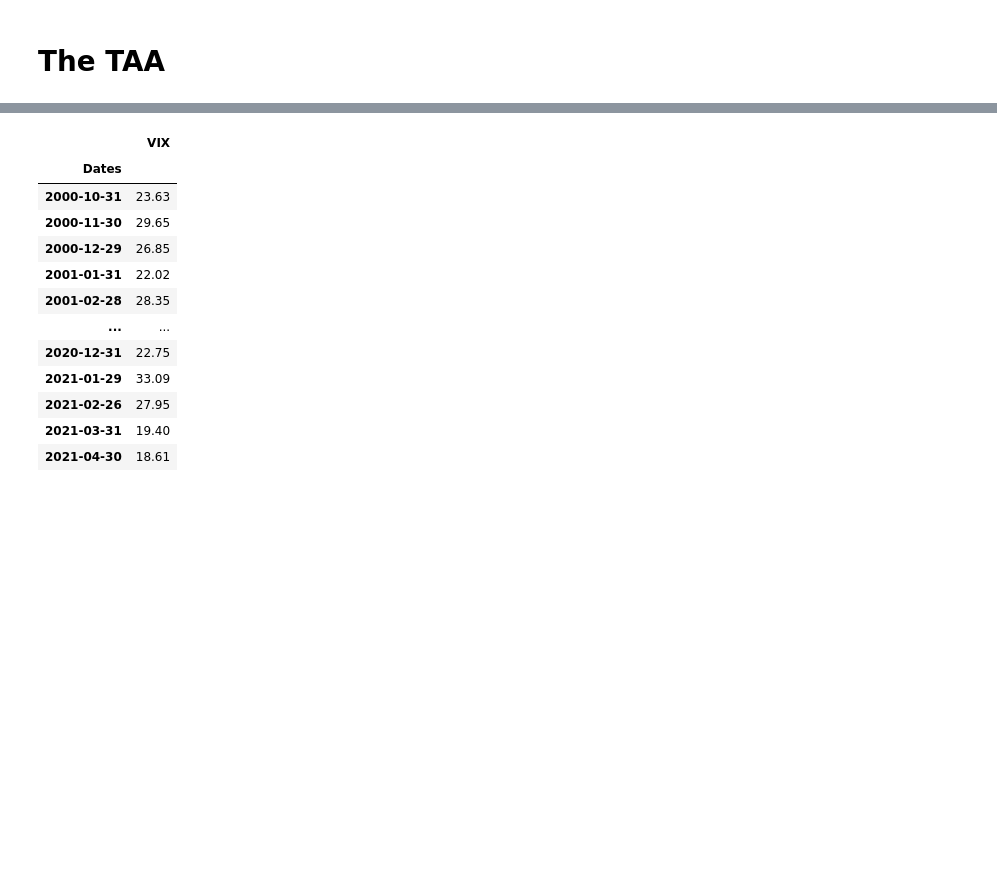
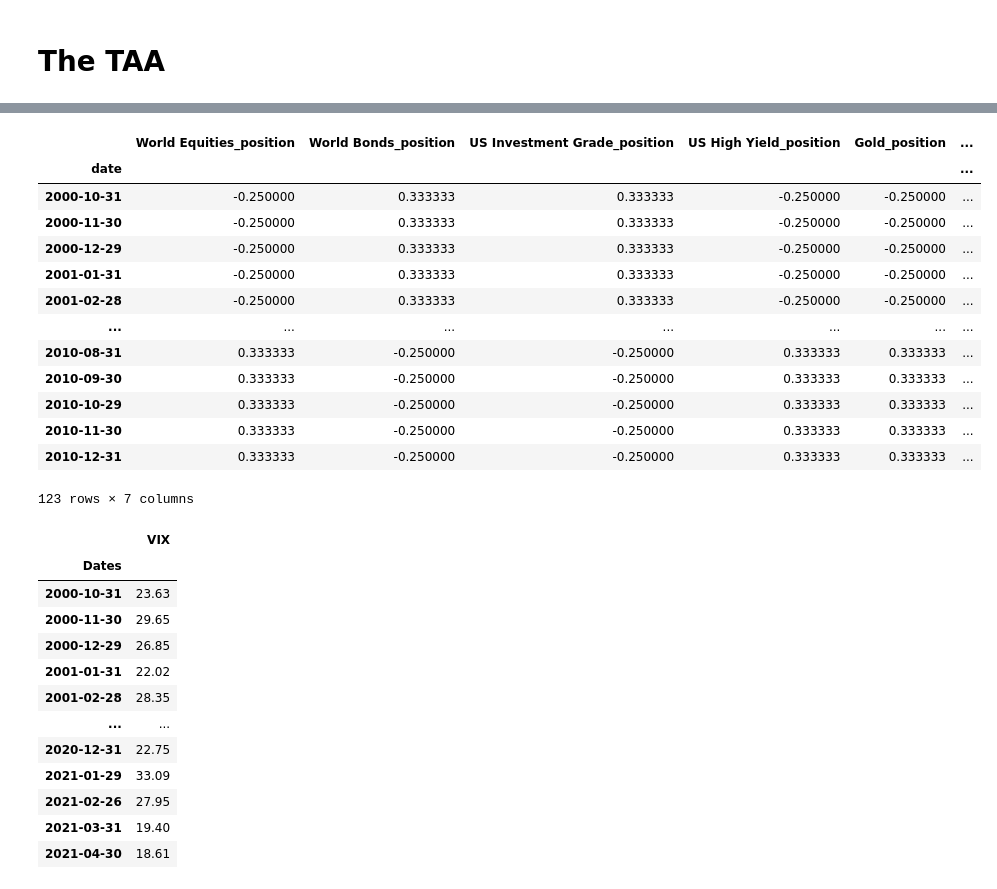
Before and after one commit to GuillaumePv/Quantitative-asset-risk-management-course, a Jupyter notebook: A2/main_A2.ipynb, the cells around one changed output, grey strips where cells are left out. Drawn from its saved outputs; the diff is of its cells as text; code cells hidden in the pictures; blank space fills up the shorter version.

```diff
--- a/A2/main_A2.ipynb
+++ b/A2/main_A2.ipynb
@@ -454,22 +454,38 @@ df_carry_insample_Z_pos
 # %%
 position = df_carry_insample_Z_pos.iloc[:,8:]
 position[position[position.columns] > 0]
 
 weight_final = {}
 for i in range(len(position)):
     num_pos = np.sum(np.array(position.values[i]) > 0)
     num_neg = np.sum(np.array(position.values[i]) < 0)
     array = []
     for j in range(len(position.values[i])):
         #print(position.values[i][j]/num_neg)
         if position.iloc[i,j] > 0:
            position.iloc[i,j] = position.iloc[i,j]/num_pos
         else:
             position.iloc[i,j] = position.iloc[i,j]/num_neg
     #print(array)
     #position.loc[i] = array
     #print(position.values[i])
 position.to_csv('value_position.csv')
+position
+# %% [output]
+|  | World Equities_position | World Bonds_position | US Investment Grade_position | US High Yield_position | Gold_position | ... |
+| date |  |  |  |  |  | ... |
+| 2000-10-31 | -0.250000 | 0.333333 | 0.333333 | -0.250000 | -0.250000 | ... |
+| 2000-11-30 | -0.250000 | 0.333333 | 0.333333 | -0.250000 | -0.250000 | ... |
+| 2000-12-29 | -0.250000 | 0.333333 | 0.333333 | -0.250000 | -0.250000 | ... |
+| 2001-01-31 | -0.250000 | 0.333333 | 0.333333 | -0.250000 | -0.250000 | ... |
+| 2001-02-28 | -0.250000 | 0.333333 | 0.333333 | -0.250000 | -0.250000 | ... |
+| ... | ... | ... | ... | ... | ... | ... |
+| 2010-08-31 | 0.333333 | -0.250000 | -0.250000 | 0.333333 | 0.333333 | ... |
+| 2010-09-30 | 0.333333 | -0.250000 | -0.250000 | 0.333333 | 0.333333 | ... |
+| 2010-10-29 | 0.333333 | -0.250000 | -0.250000 | 0.333333 | 0.333333 | ... |
+| 2010-11-30 | 0.333333 | -0.250000 | -0.250000 | 0.333333 | 0.333333 | ... |
+| 2010-12-31 | 0.333333 | -0.250000 | -0.250000 | 0.333333 | 0.333333 | ... |
+123 rows × 7 columns
 # %%
 df_vix = pd.read_excel("./Data_QAM2.xlsx",sheet_name='VIX')
 df_vix.index = df_vix['Dates']
```
Also changed, not shown: parts of 3 cells of this notebook, 3 other files.
